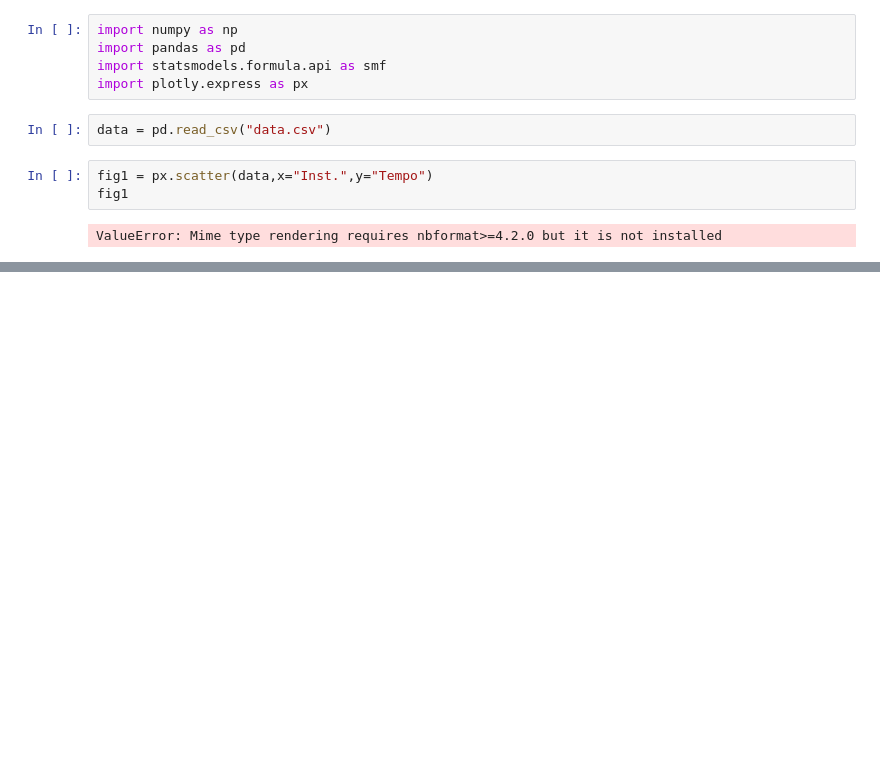
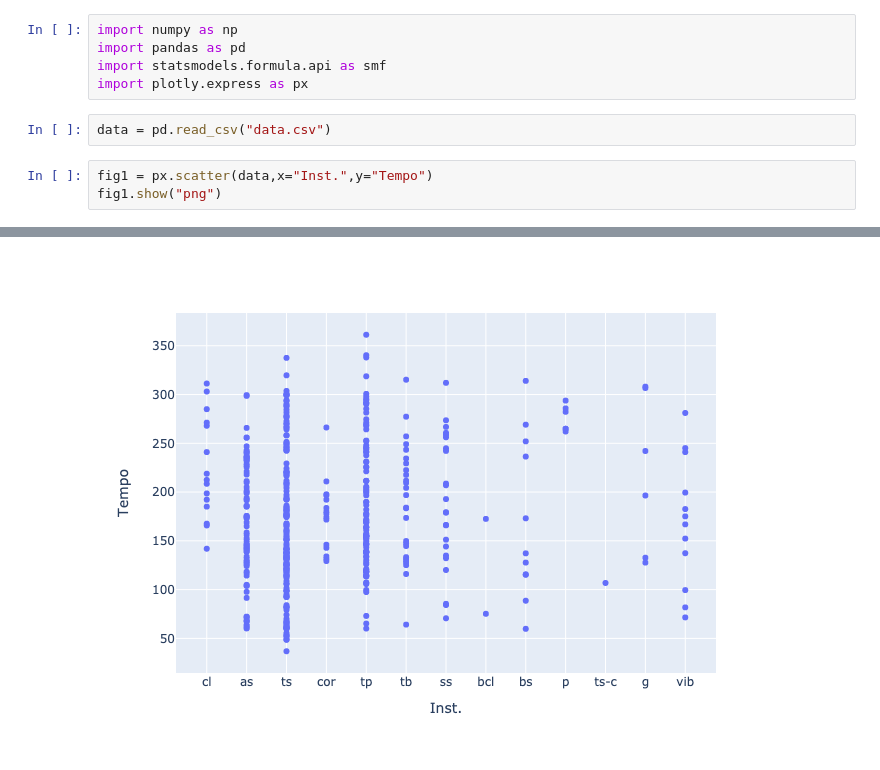
Before and after one commit to brodyholt/Multinomial-Logit-Model-on-Jazz-Solo-Data, a Jupyter notebook: jazz.ipynb, the cells around one changed output, grey strips where cells are left out. Drawn from its saved outputs; the diff is of its cells as text; blank space fills up the shorter version.

```diff
--- a/jazz.ipynb
+++ b/jazz.ipynb
@@ -7,6 +7,5 @@ import plotly.express as px
 data = pd.read_csv("data.csv")
 # %%
 fig1 = px.scatter(data,x="Inst.",y="Tempo")
-fig1
+fig1.show("png")
 # %% [output]
-ValueError: Mime type rendering requires nbformat>=4.2.0 but it is not installed
@@ -13,0 +12 @@ ValueError: Mime type rendering requires nbformat>=4.2.0 but it is not installed
+[figure, added]
```
Also changed, not shown: parts of 11 cells of this notebook.
